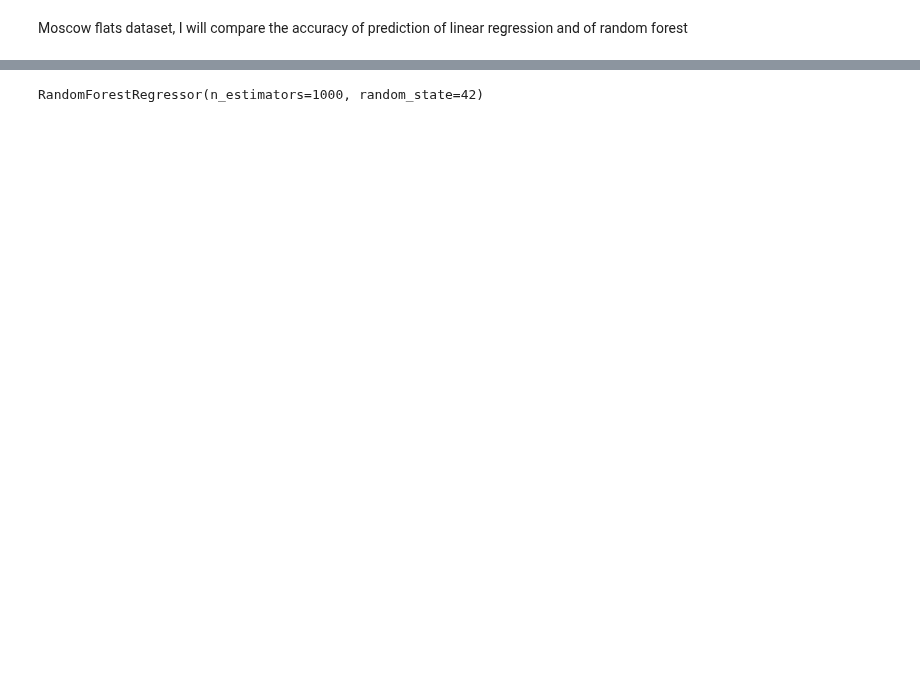
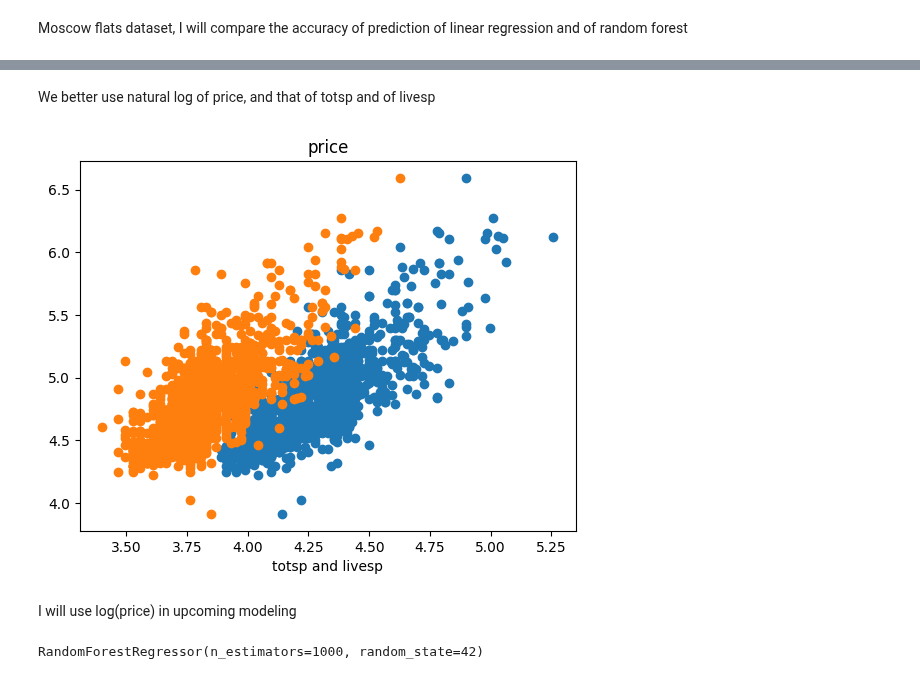
Before and after one commit to MathewShuvarikov/Python_and_R, a Jupyter notebook: Random_Forest/Moscow_flats_RF.ipynb, the cells around one changed output, grey strips where cells are left out. Cells and saved outputs as stored; diff of their text form; code cells hidden in the pictures; blank space fills up the shorter version.

```diff
--- a/Random_Forest/Moscow_flats_RF.ipynb
+++ b/Random_Forest/Moscow_flats_RF.ipynb
@@ -56,2 +84,16 @@ test = df.drop(train.index)
+# %% [markdown]
+We better use natural log of price, and that of totsp and of livesp
+# %%
+# scatter plot, totsp - blue, livesp - orange
+# it looks much better than previous one
+plt.scatter(x=np.log(train.totsp), y=np.log(train.price))
+plt.scatter(x=np.log(train.livesp), y=np.log(train.price))
+plt.title("price")
+plt.xlabel("totsp and livesp")
+plt.show()
+# %% [output]
+[figure, added]
+# %% [markdown]
+I will use log(price) in upcoming modeling
 # %%
 # divide data into dependent and independent variables
```
Also changed, not shown: parts of 11 cells of this notebook.
